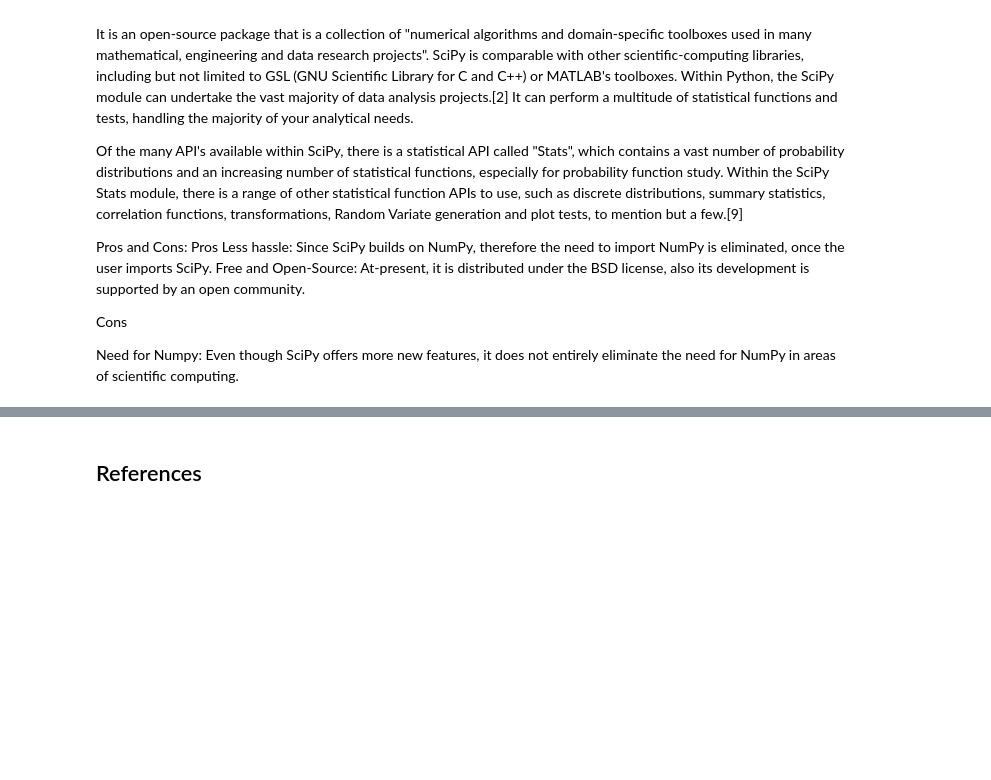
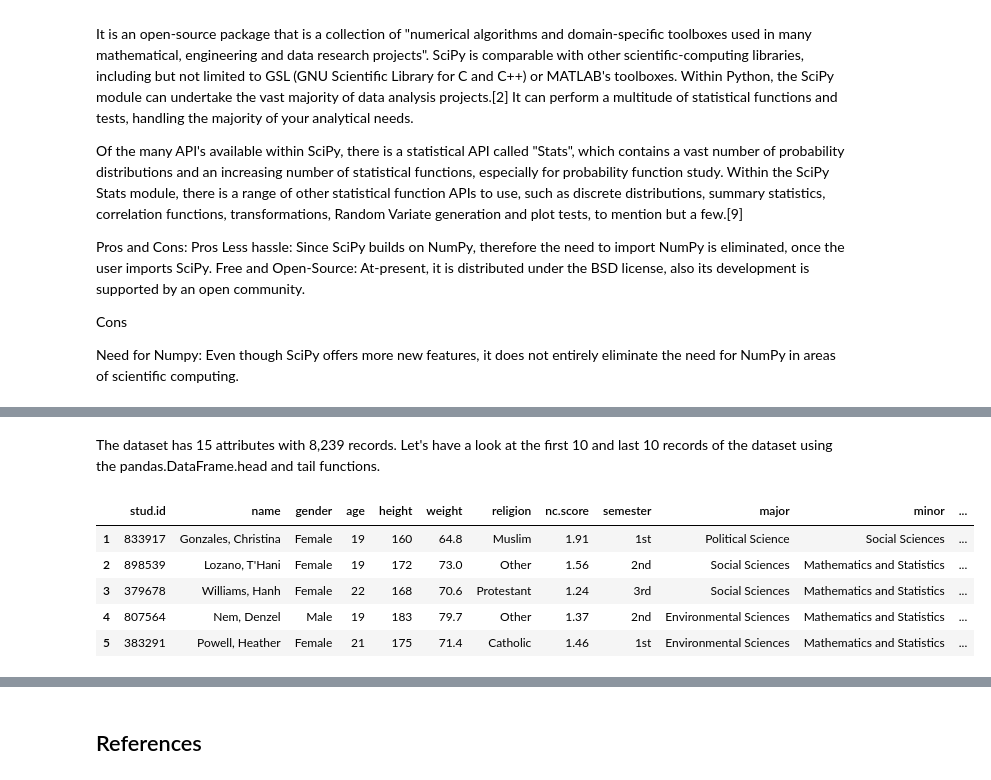
Before and after one commit to Munster2020/HDIP_CSDA_COMP08055, a Jupyter notebook: scipy-stats.ipynb, the cells around one changed output, grey strips where cells are left out. Saved outputs shown, nothing was run; the diff lists cells and outputs as text; code cells hidden in the pictures; blank space fills up the shorter version.

```diff
--- a/scipy-stats.ipynb
+++ b/scipy-stats.ipynb
@@ -81,0 +104,11 @@ groups
+# %% [markdown]
+The dataset has 15 attributes with 8,239 records. Let's have a look at the first 10 and last 10 records of the dataset using the pandas.DataFrame.head and tail functions.
+# %%
+student_df.head()
+# %% [output]
+|  | stud.id | name | gender | age | height | weight | religion | nc.score | semester | major | minor | ... |
+| 1 | 833917 | Gonzales, Christina | Female | 19 | 160 | 64.8 | Muslim | 1.91 | 1st | Political Science | Social Sciences | ... |
+| 2 | 898539 | Lozano, T'Hani | Female | 19 | 172 | 73.0 | Other | 1.56 | 2nd | Social Sciences | Mathematics and Statistics | ... |
+| 3 | 379678 | Williams, Hanh | Female | 22 | 168 | 70.6 | Protestant | 1.24 | 3rd | Social Sciences | Mathematics and Statistics | ... |
+| 4 | 807564 | Nem, Denzel | Male | 19 | 183 | 79.7 | Other | 1.37 | 2nd | Environmental Sciences | Mathematics and Statistics | ... |
+| 5 | 383291 | Powell, Heather | Female | 21 | 175 | 71.4 | Catholic | 1.46 | 1st | Environmental Sciences | Mathematics and Statistics | ... |
```
Also changed, not shown: parts of 44 cells of this notebook.
